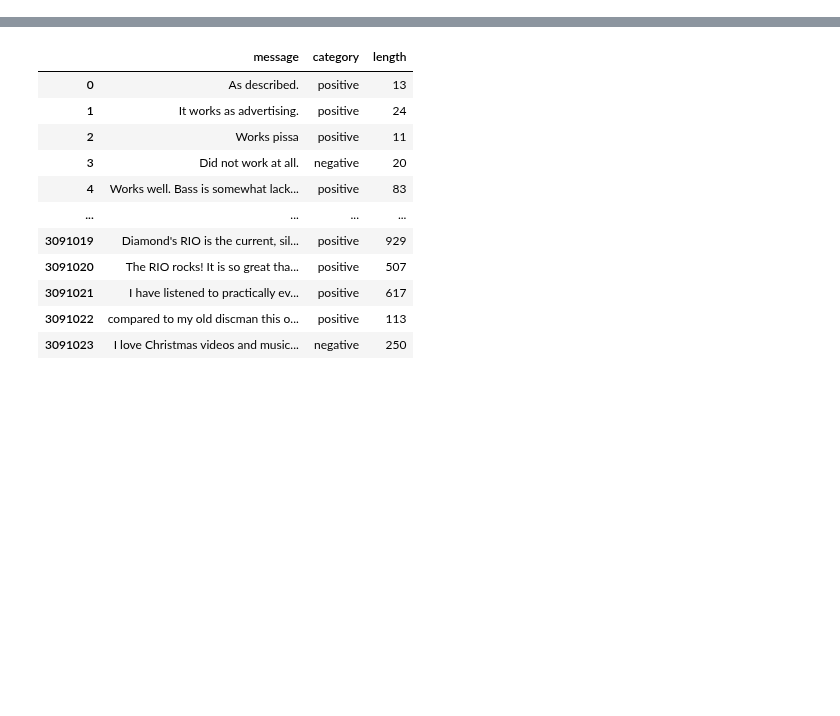
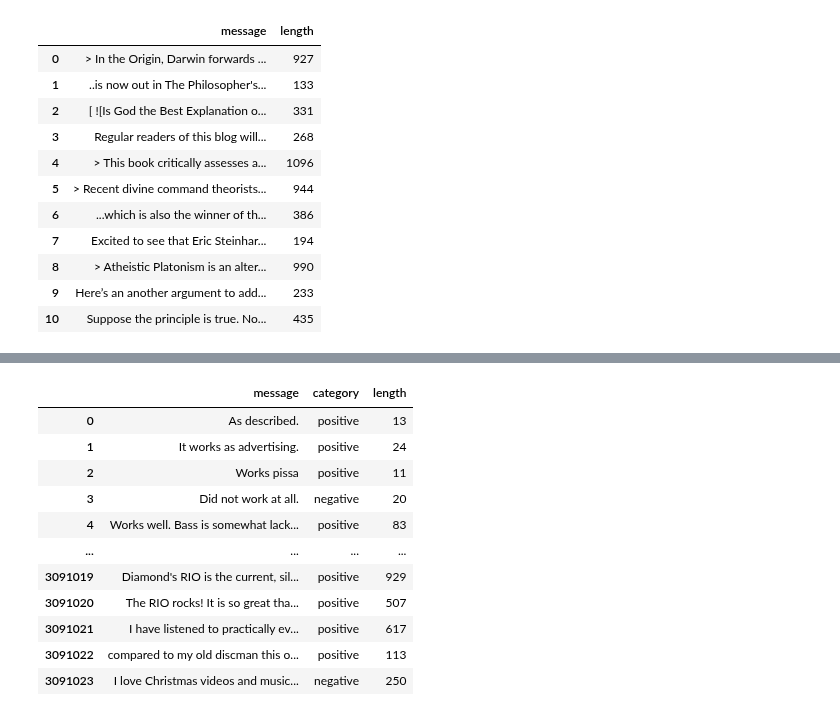
Before and after one commit to lolodino77/classification_texte_articles, a Jupyter notebook: sources/create_dataset/preprocess_kaggle_data.ipynb, the cells around one changed output, grey strips where cells are left out. Cells and saved outputs as stored; diff of their text form; code cells hidden in the pictures; blank space fills up the shorter version.

```diff
--- a/sources/create_dataset/preprocess_kaggle_data.ipynb
+++ b/sources/create_dataset/preprocess_kaggle_data.ipynb
@@ -4,0 +35,16 @@ pd.set_option('display.max_colwidth', 800)
+# %%
+from IPython.display import display, HTML
+display( HTML( df.to_html().replace("\\n","<br>") ) )
+# %% [output]
+|  | message | length |
+| 0 | > In the Origin, Darwin forwards ... | 927 |
+| 1 | ..is now out in The Philosopher's... | 133 |
+| 2 | [ ![Is God the Best Explanation o... | 331 |
+| 3 | Regular readers of this blog will... | 268 |
+| 4 | > This book critically assesses a... | 1096 |
+| 5 | > Recent divine command theorists... | 944 |
+| 6 | ...which is also the winner of th... | 386 |
+| 7 | Excited to see that Eric Steinhar... | 194 |
+| 8 | > Atheistic Platonism is an alter... | 990 |
+| 9 | Here’s an another argument to add... | 233 |
+| 10 | Suppose the principle is true. No... | 435 |
```
Also changed, not shown: parts of 3 cells of this notebook, 54 other files.
